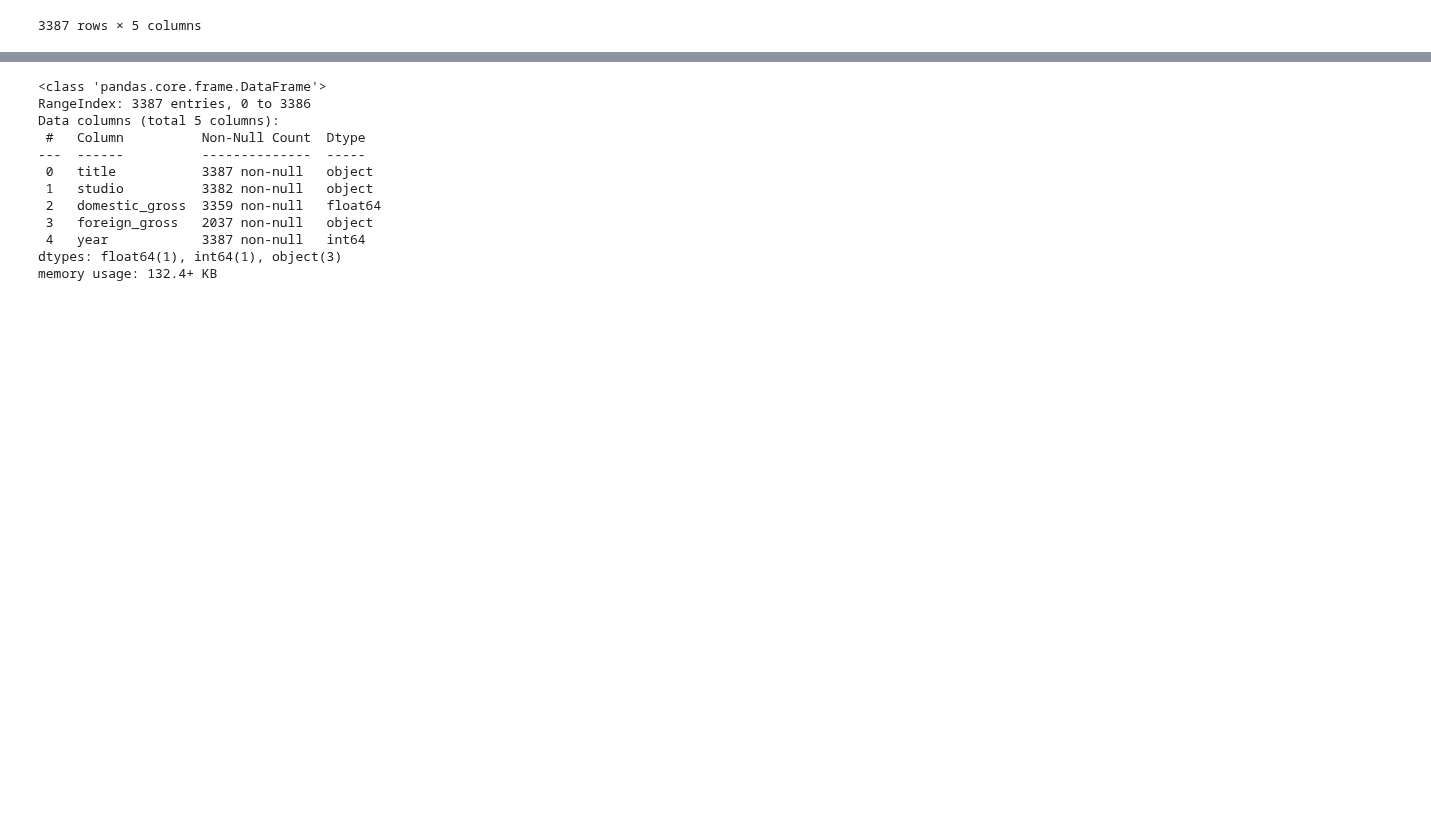
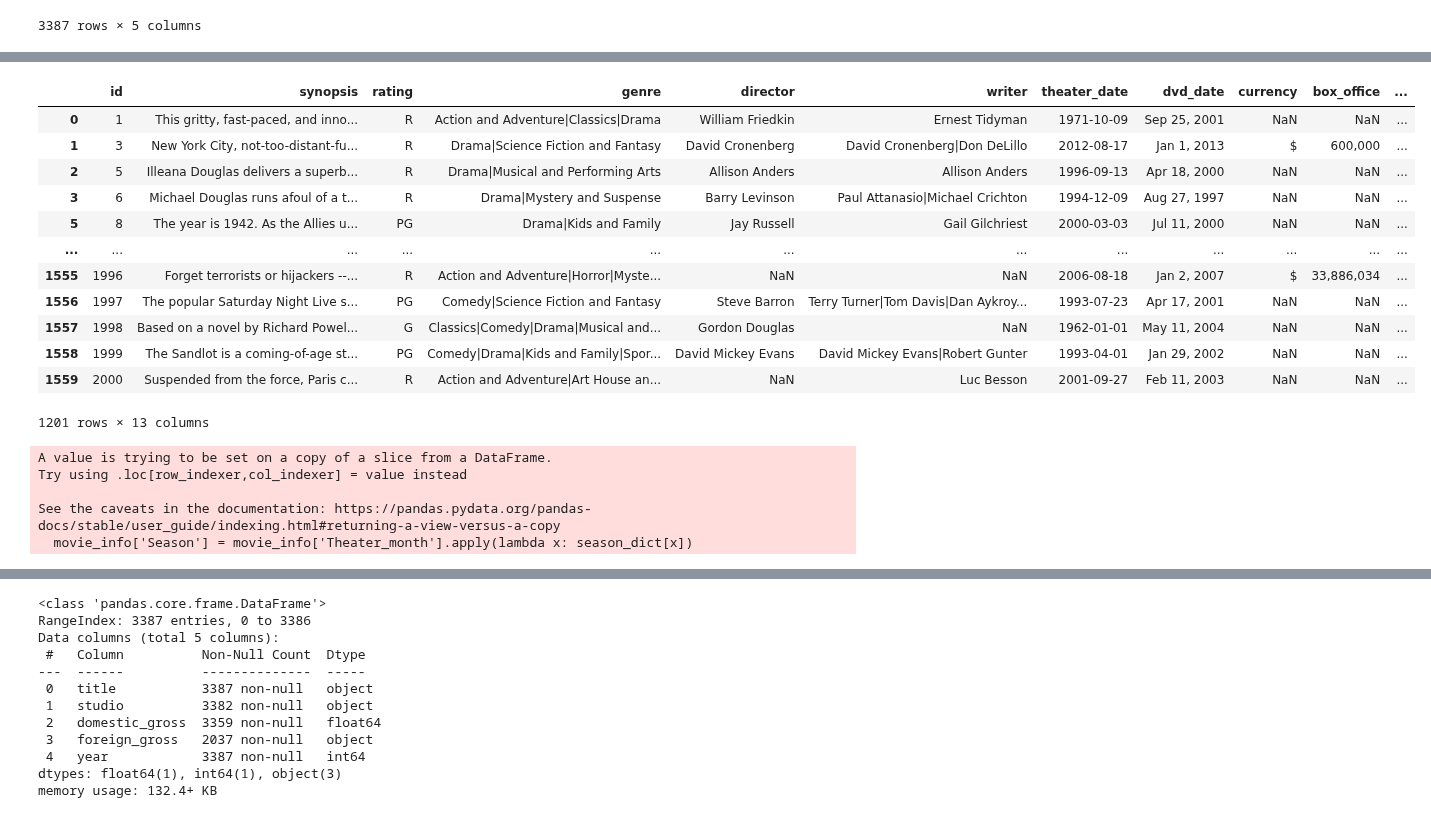
Before and after one commit to cLineman/CapStoneProject, a Jupyter notebook: Alex_Donahue.ipynb, the cells around one changed output, grey strips where cells are left out. Drawn from its saved outputs; the diff is of its cells as text; code cells hidden in the pictures; blank space fills up the shorter version.

```diff
--- a/Alex_Donahue.ipynb
+++ b/Alex_Donahue.ipynb
@@ -30,0 +98,38 @@ movie_gross
+# %%
+movie_info = movie_info.dropna(subset=['Theater_month'])
+movie_info
+# %% [output]
+|  | id | synopsis | rating | genre | director | writer | theater_date | dvd_date | currency | box_office | ... |
+| 0 | 1 | This gritty, fast-paced, and inno... | R | Action and Adventure|Classics|Drama | William Friedkin | Ernest Tidyman | 1971-10-09 | Sep 25, 2001 | NaN | NaN | ... |
+| 1 | 3 | New York City, not-too-distant-fu... | R | Drama|Science Fiction and Fantasy | David Cronenberg | David Cronenberg|Don DeLillo | 2012-08-17 | Jan 1, 2013 | $ | 600,000 | ... |
+| 2 | 5 | Illeana Douglas delivers a superb... | R | Drama|Musical and Performing Arts | Allison Anders | Allison Anders | 1996-09-13 | Apr 18, 2000 | NaN | NaN | ... |
+| 3 | 6 | Michael Douglas runs afoul of a t... | R | Drama|Mystery and Suspense | Barry Levinson | Paul Attanasio|Michael Crichton | 1994-12-09 | Aug 27, 1997 | NaN | NaN | ... |
+| 5 | 8 | The year is 1942. As the Allies u... | PG | Drama|Kids and Family | Jay Russell | Gail Gilchriest | 2000-03-03 | Jul 11, 2000 | NaN | NaN | ... |
+| ... | ... | ... | ... | ... | ... | ... | ... | ... | ... | ... | ... |
+| 1555 | 1996 | Forget terrorists or hijackers --... | R | Action and Adventure|Horror|Myste... | NaN | NaN | 2006-08-18 | Jan 2, 2007 | $ | 33,886,034 | ... |
+| 1556 | 1997 | The popular Saturday Night Live s... | PG | Comedy|Science Fiction and Fantasy | Steve Barron | Terry Turner|Tom Davis|Dan Aykroy... | 1993-07-23 | Apr 17, 2001 | NaN | NaN | ... |
+| 1557 | 1998 | Based on a novel by Richard Powel... | G | Classics|Comedy|Drama|Musical and... | Gordon Douglas | NaN | 1962-01-01 | May 11, 2004 | NaN | NaN | ... |
+| 1558 | 1999 | The Sandlot is a coming-of-age st... | PG | Comedy|Drama|Kids and Family|Spor... | David Mickey Evans | David Mickey Evans|Robert Gunter | 1993-04-01 | Jan 29, 2002 | NaN | NaN | ... |
+| 1559 | 2000 | Suspended from the force, Paris c... | R | Action and Adventure|Art House an... | NaN | Luc Besson | 2001-09-27 | Feb 11, 2003 | NaN | NaN | ... |
+1201 rows × 13 columns
+# %%
+#Season: spring = 1, summer=2, fall= 3, winter=4
+season_dict = {'01': '4',
+               '02': '4',
+               '03': '1',
+               '04': '1',
+               '05': '1',
+               '06': '2',
+               '07': '2',
+               '08': '2',
+               '09': '3',
+               '10': '3',
+               '11': '3',
+               '12': '4'}
+movie_info['Season'] = movie_info['Theater_month'].apply(lambda x: season_dict[x])
+# %% [output]
+A value is trying to be set on a copy of a slice from a DataFrame.
+Try using .loc[row_indexer,col_indexer] = value instead
+
+See the caveats in the documentation: https://pandas.pydata.org/pandas-docs/stable/user_guide/indexing.html#returning-a-view-versus-a-copy
+  movie_info['Season'] = movie_info['Theater_month'].apply(lambda x: season_dict[x])
```
Also changed, not shown: parts of 13 cells of this notebook, 3 other files.
